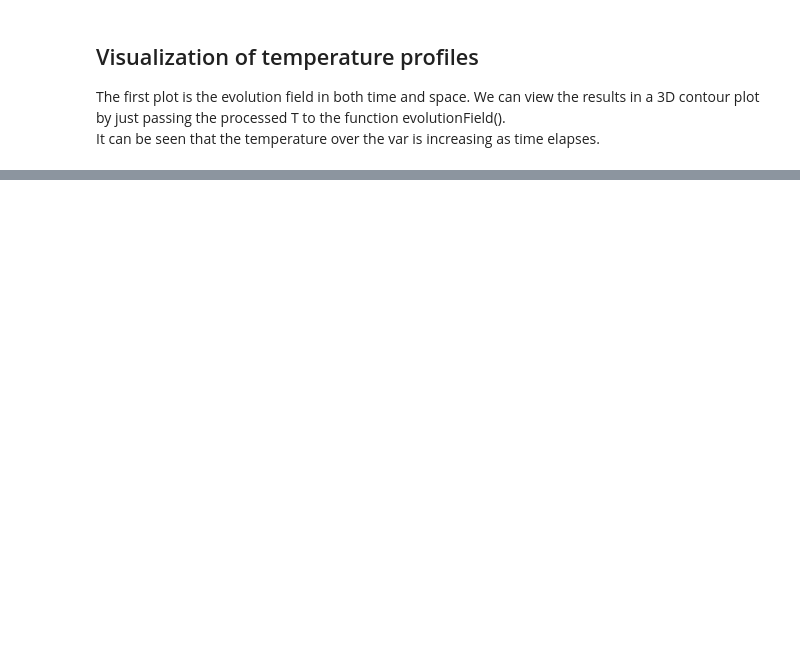
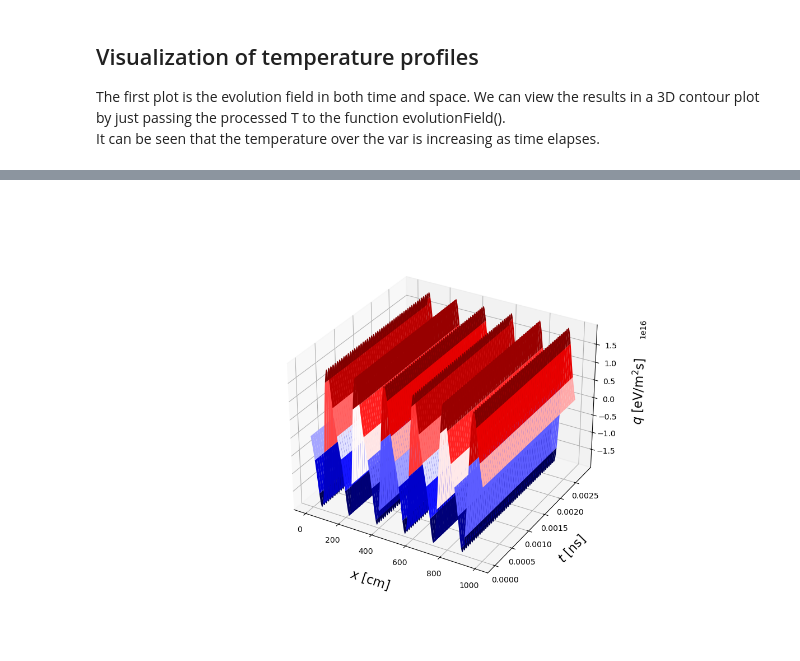
Before and after one commit to Lexmidan/arameic-mishmash, a Jupyter notebook: DRPzapocet/time-evolv-heatflux.ipynb, the cells around one changed output, grey strips where cells are left out. Saved outputs shown, nothing was run; the diff lists cells and outputs as text; code cells hidden in the pictures; blank space fills up the shorter version.

```diff
--- a/DRPzapocet/time-evolv-heatflux.ipynb
+++ b/DRPzapocet/time-evolv-heatflux.ipynb
@@ -128,0 +104,6 @@ pp.evolutionField(T[T.columns[:endframe]], r'$T$ [eV]')
+# %%
+heat_flux = pd.DataFrame(cache['heatflux_prof'], columns=T.columns)
+# %%
+hc.evolutionField(heat_flux[T.columns[:endframe]], r'$q$ [eV/m$^2$s]')
+# %% [output]
+[figure, added]
```
Also changed, not shown: parts of 16 cells of this notebook, 36 other files.
